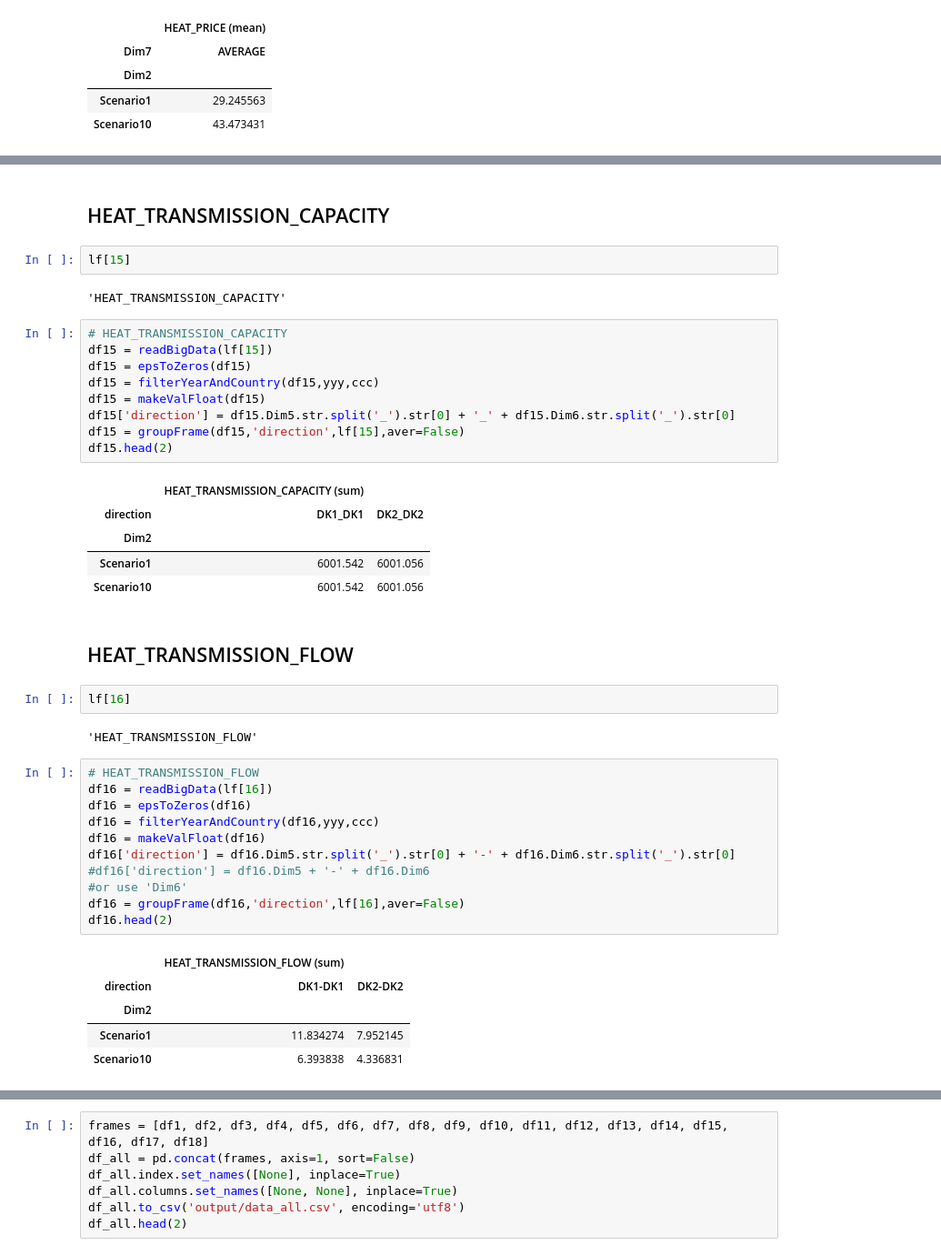
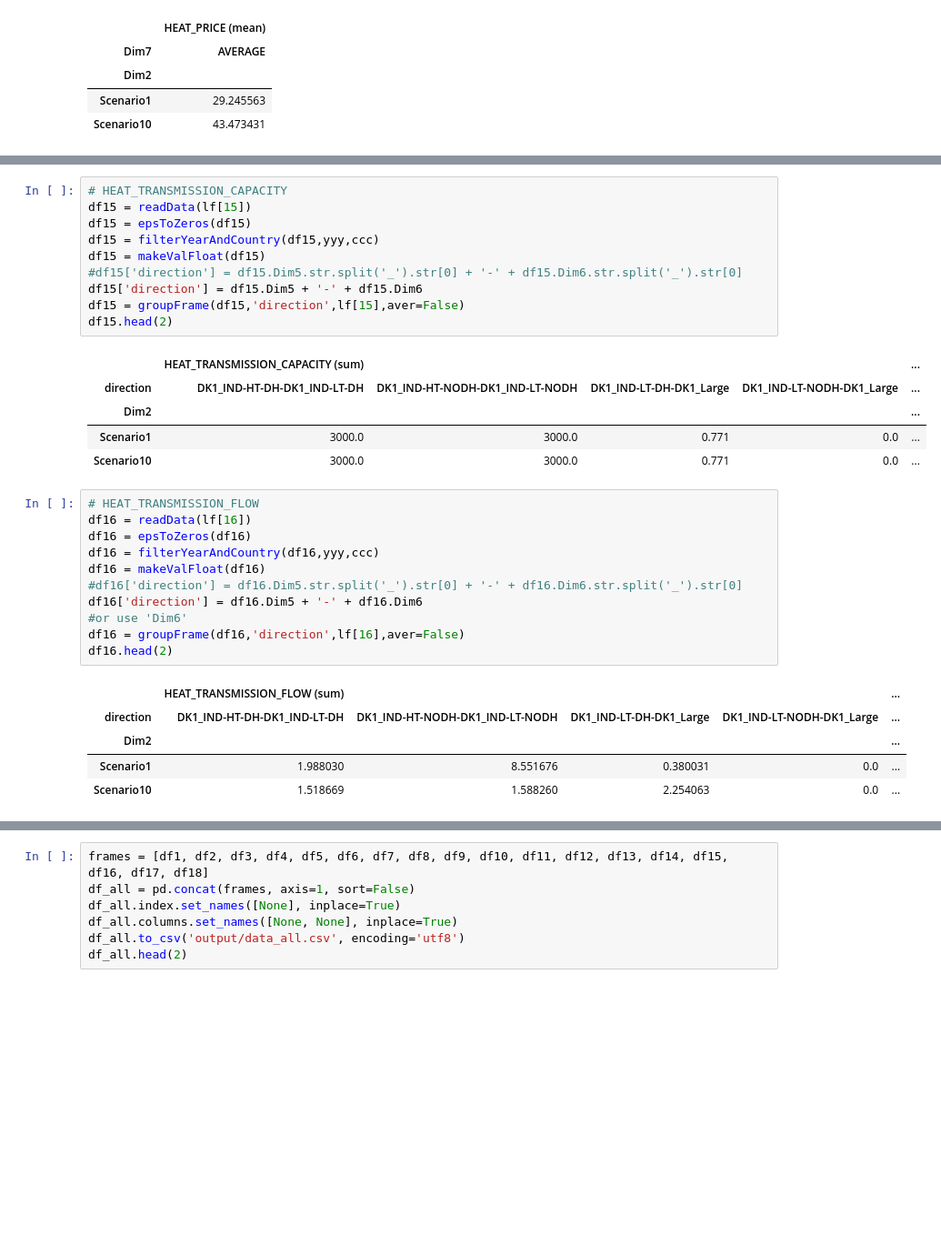
Before and after one commit to tilseb/flexsus, a Jupyter notebook: processing.ipynb, the cells around one changed output, grey strips where cells are left out. Shown at 91% size. Drawn from its saved outputs; the diff is of its cells as text; blank space fills up the shorter version.

```diff
--- a/processing.ipynb
+++ b/processing.ipynb
@@ -416,47 +392,36 @@ df14.head(2)
 | Dim2 |  |  |  |  |  |
 | Scenario1 | 40.500100 | 33.761938 | 22.985762 | 22.630149 | 26.349864 |
 | Scenario10 | 54.792336 | 52.853598 | 36.305398 | 28.667533 | 44.748293 |
-# %% [markdown]
-## HEAT_TRANSMISSION_CAPACITY
-# %%
-lf[15]
-# %% [output]
-'HEAT_TRANSMISSION_CAPACITY'
 # %%
 # HEAT_TRANSMISSION_CAPACITY
-df15 = readBigData(lf[15])
+df15 = readData(lf[15])
 df15 = epsToZeros(df15)
 df15 = filterYearAndCountry(df15,yyy,ccc)
 df15 = makeValFloat(df15)
-df15['direction'] = df15.Dim5.str.split('_').str[0] + '_' + df15.Dim6.str.split('_').str[0]
+#df15['direction'] = df15.Dim5.str.split('_').str[0] + '-' + df15.Dim6.str.split('_').str[0]
+df15['direction'] = df15.Dim5 + '-' + df15.Dim6
 df15 = groupFrame(df15,'direction',lf[15],aver=False)
 df15.head(2)
 # %% [output]
-|  | HEAT_TRANSMISSION_CAPACITY (sum) |  |
-| direction | DK1_DK1 | DK2_DK2 |
-| Dim2 |  |  |
-| Scenario1 | 6001.542 | 6001.056 |
-| Scenario10 | 6001.542 | 6001.056 |
+|  | HEAT_TRANSMISSION_CAPACITY (sum) |  |  |  | ... |
+| direction | DK1_IND-HT-DH-DK1_IND-LT-DH | DK1_IND-HT-NODH-DK1_IND-LT-NODH | DK1_IND-LT-DH-DK1_Large | DK1_IND-LT-NODH-DK1_Large | ... |
+| Dim2 |  |  |  |  | ... |
+| Scenario1 | 3000.0 | 3000.0 | 0.771 | 0.0 | ... |
+| Scenario10 | 3000.0 | 3000.0 | 0.771 | 0.0 | ... |
-# %% [markdown]
-## HEAT_TRANSMISSION_FLOW
-# %%
-lf[16]
-# %% [output]
-'HEAT_TRANSMISSION_FLOW'
 # %%
 # HEAT_TRANSMISSION_FLOW
-df16 = readBigData(lf[16])
+df16 = readData(lf[16])
 df16 = epsToZeros(df16)
 df16 = filterYearAndCountry(df16,yyy,ccc)
 df16 = makeValFloat(df16)
-df16['direction'] = df16.Dim5.str.split('_').str[0] + '-' + df16.Dim6.str.split('_').str[0]
-#df16['direction'] = df16.Dim5 + '-' + df16.Dim6
+#df16['direction'] = df16.Dim5.str.split('_').str[0] + '-' + df16.Dim6.str.split('_').str[0]
+df16['direction'] = df16.Dim5 + '-' + df16.Dim6
 #or use 'Dim6'
 df16 = groupFrame(df16,'direction',lf[16],aver=False)
 df16.head(2)
 # %% [output]
-|  | HEAT_TRANSMISSION_FLOW (sum) |  |
-| direction | DK1-DK1 | DK2-DK2 |
-| Dim2 |  |  |
-| Scenario1 | 11.834274 | 7.952145 |
-| Scenario10 | 6.393838 | 4.336831 |
+|  | HEAT_TRANSMISSION_FLOW (sum) |  |  |  | ... |
+| direction | DK1_IND-HT-DH-DK1_IND-LT-DH | DK1_IND-HT-NODH-DK1_IND-LT-NODH | DK1_IND-LT-DH-DK1_Large | DK1_IND-LT-NODH-DK1_Large | ... |
+| Dim2 |  |  |  |  | ... |
+| Scenario1 | 1.988030 | 8.551676 | 0.380031 | 0.0 | ... |
+| Scenario10 | 1.518669 | 1.588260 | 2.254063 | 0.0 | ... |
```
Also changed, not shown: parts of 52 cells of this notebook, 1 other file.
